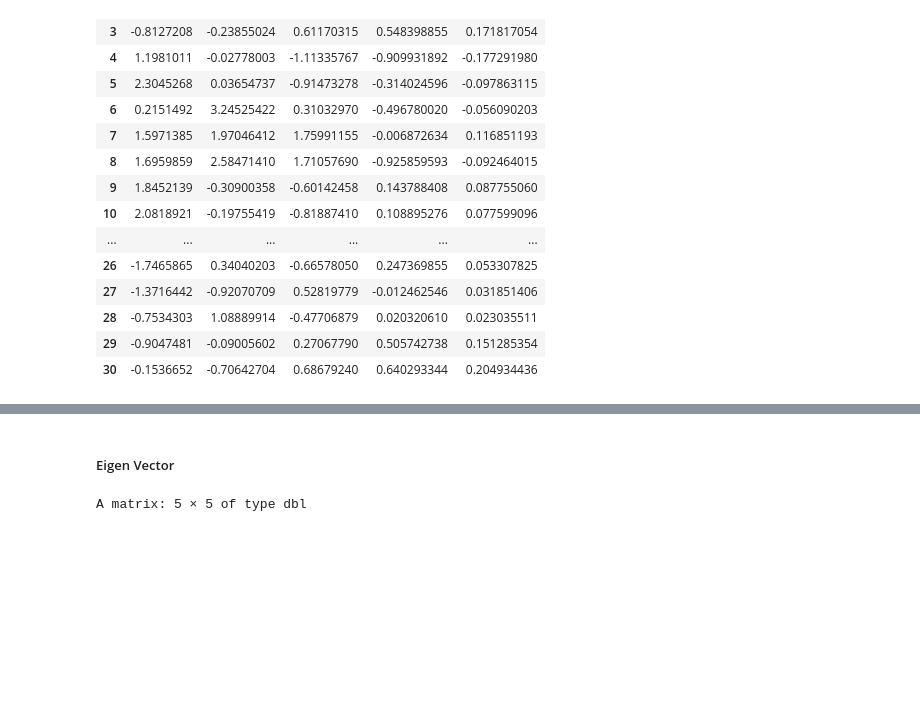
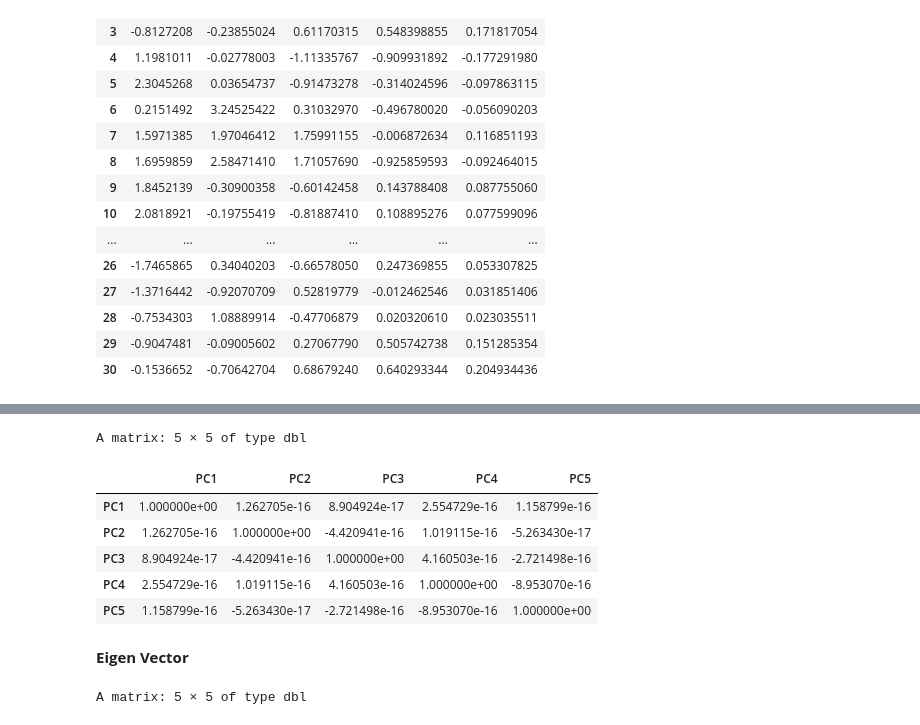
Before and after one commit to JuzmaFR/Analisis-Regresi-Catatan-Kuliah, a Jupyter notebook: Analisis Regresi.ipynb, the cells around one changed output, grey strips where cells are left out. Drawn from its saved outputs; the diff is of its cells as text; code cells hidden in the pictures; blank space fills up the shorter version.

```diff
--- a/Analisis Regresi.ipynb
+++ b/Analisis Regresi.ipynb
@@ -576,5 +596,15 @@ Jika dibandingkan dengan langkah dalam excel sudah sesuai
+# %%
+res1
+# %% [output]
+A matrix: 5 × 5 of type dbl
+|  | PC1 | PC2 | PC3 | PC4 | PC5 |
+| PC1 | 1.000000e+00 | 1.262705e-16 | 8.904924e-17 | 2.554729e-16 | 1.158799e-16 |
+| PC2 | 1.262705e-16 | 1.000000e+00 | -4.420941e-16 | 1.019115e-16 | -5.263430e-17 |
+| PC3 | 8.904924e-17 | -4.420941e-16 | 1.000000e+00 | 4.160503e-16 | -2.721498e-16 |
+| PC4 | 2.554729e-16 | 1.019115e-16 | 4.160503e-16 | 1.000000e+00 | -8.953070e-16 |
+| PC5 | 1.158799e-16 | -5.263430e-17 | -2.721498e-16 | -8.953070e-16 | 1.000000e+00 |
 # %% [markdown]
-##### Eigen Vector
+**Eigen Vector**
 # %%
 pm.pca1$rotation
 # %% [output]
```
Also changed, not shown: parts of 23 cells of this notebook.
